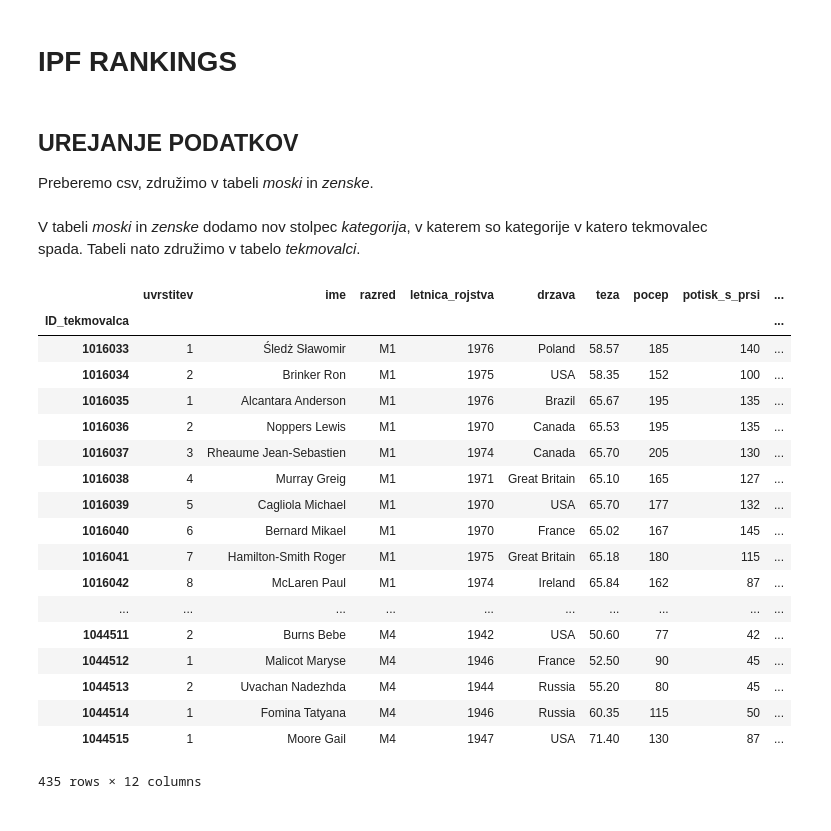
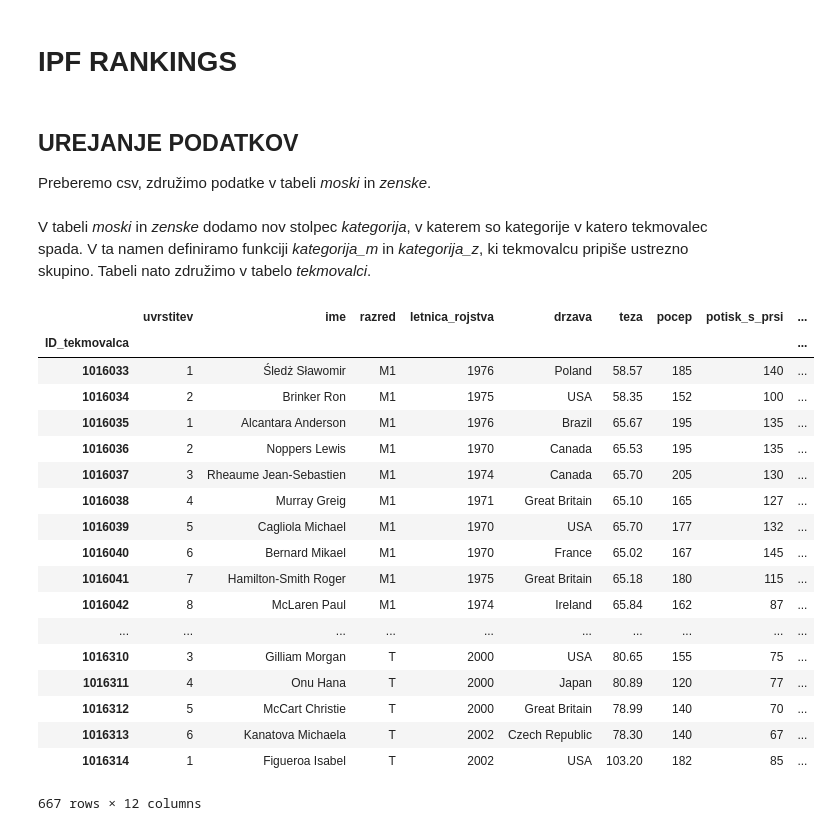
Before and after one commit to ztrojer/programiranje1---IPF-Rankings, a Jupyter notebook: obdelava_podatkov.ipynb, the cells around one changed output. Cells and saved outputs as stored; diff of their text form; code cells hidden in the pictures.

```diff
--- a/obdelava_podatkov.ipynb
+++ b/obdelava_podatkov.ipynb
@@ -5,7 +5,7 @@ import pandas as pd
 pd.options.display.max_rows = 20
 # %% [markdown]
 ## UREJANJE PODATKOV
-Preberemo csv, združimo v tabeli *moski* in *zenske*.
+Preberemo csv, združimo podatke v tabeli *moski* in *zenske*.
 # %%
 MM1 = pd.read_csv("uvoz_podatkov/6th_world_classic_MM1.csv", index_col = "ID_tekmovalca")
 MM2 = pd.read_csv("uvoz_podatkov/6th_world_classic_MM2.csv", index_col = "ID_tekmovalca")
@@ -27,13 +27,22 @@ wWM2 = pd.read_csv("uvoz_podatkov/world_masters_WM2.csv", index_col = "ID_tekmov
 wWM3 = pd.read_csv("uvoz_podatkov/world_masters_WM3.csv", index_col = "ID_tekmovalca")
 wWM4 = pd.read_csv("uvoz_podatkov/world_masters_WM4.csv", index_col = "ID_tekmovalca")
 
-moski = pd.concat([MM1, MM2, MM3, MM4, wMM1, wMM2, wMM3, wMM4])
-zenske = pd.concat([WM1, WM2, WM3, WM4, wWM1, wWM2, wWM3, wWM4])
+MJ = pd.read_csv("uvoz_podatkov/6th_world_classic_MJ.csv", index_col = "ID_tekmovalca")
+WJ = pd.read_csv("uvoz_podatkov/6th_world_classic_WJ.csv", index_col = "ID_tekmovalca")
+
+MSJ = pd.read_csv("uvoz_podatkov/6th_world_classic_MSJ.csv", index_col = "ID_tekmovalca")
+WSJ = pd.read_csv("uvoz_podatkov/6th_world_classic_WSJ.csv", index_col = "ID_tekmovalca")
+
+
+moski = pd.concat([MM1, MM2, MM3, MM4, wMM1, wMM2, wMM3, wMM4, MJ, MSJ])
+zenske = pd.concat([WM1, WM2, WM3, WM4, wWM1, wWM2, wWM3, wWM4, WJ, WSJ])
 # %% [markdown]
-V tabeli *moski* in *zenske* dodamo nov stolpec *kategorija*, v katerem so kategorije v katero tekmovalec spada. Tabeli nato združimo v tabelo *tekmovalci*.
+V tabeli *moski* in *zenske* dodamo nov stolpec *kategorija*, v katerem so kategorije v katero tekmovalec spada. V ta namen definiramo funkciji *kategorija_m* in *kategorija_z*, ki tekmovalcu pripiše ustrezno skupino. Tabeli nato združimo v tabelo *tekmovalci*.
 # %%
 def kategorija_m(s):
-    if (s['teza'] <= 59):
+    if (s['teza'] <= 53):
+        return 'moški 53 kg'
+    elif (s['teza'] <= 59):
         return 'moški 59 kg'
     elif (s['teza'] <= 66):
         return 'moški 66 kg'
@@ -51,42 +60,48 @@ def kategorija_m(s):
         return 'moški +120 kg'
 
 def kategorija_z(s):
-    if (s['teza'] <= 47):
+    if (s['teza'] <= 43):
+        return 'ženske 43 kg'
+    elif (s['teza'] <= 47):
         return 'ženske 47 kg'
     elif (s['teza'] <= 52):
         return 'ženske 52 kg'
     elif (s['teza'] <= 57):
         return 'ženske 57 kg'
     elif (s['teza'] <= 63):
         return 'ženske 63 kg'
     elif (s['teza'] <= 72):
         return 'ženske 72 kg'
     elif (s['teza'] <= 84):
         return 'ženske 84 kg'
     else:
         return 'ženske +84 kg'
 
-MM['kategorija'] = MM.apply(kategorija_m, axis=1)
-WM['kategorija'] = WM.apply(kategorija_z, axis=1)
-tekmovalci = pd.concat([MM, WM])
+
+
+
+
+moski['kategorija'] = moski.apply(kategorija_m, axis=1)
+zenske['kategorija'] = zenske.apply(kategorija_z, axis=1)
+tekmovalci = pd.concat([moski, zenske])
 tekmovalci
 # %% [output]
 |  | uvrstitev | ime | razred | letnica_rojstva | drzava | teza | pocep | potisk_s_prsi | ... |
 | ID_tekmovalca |  |  |  |  |  |  |  |  | ... |
 | 1016033 | 1 | Śledż Sławomir | M1 | 1976 | Poland | 58.57 | 185 | 140 | ... |
 | 1016034 | 2 | Brinker Ron | M1 | 1975 | USA | 58.35 | 152 | 100 | ... |
 | 1016035 | 1 | Alcantara Anderson | M1 | 1976 | Brazil | 65.67 | 195 | 135 | ... |
 | 1016036 | 2 | Noppers Lewis | M1 | 1970 | Canada | 65.53 | 195 | 135 | ... |
 | 1016037 | 3 | Rheaume Jean-Sebastien | M1 | 1974 | Canada | 65.70 | 205 | 130 | ... |
 | 1016038 | 4 | Murray Greig | M1 | 1971 | Great Britain | 65.10 | 165 | 127 | ... |
 | 1016039 | 5 | Cagliola Michael | M1 | 1970 | USA | 65.70 | 177 | 132 | ... |
 | 1016040 | 6 | Bernard Mikael | M1 | 1970 | France | 65.02 | 167 | 145 | ... |
 | 1016041 | 7 | Hamilton-Smith Roger | M1 | 1975 | Great Britain | 65.18 | 180 | 115 | ... |
 | 1016042 | 8 | McLaren Paul | M1 | 1974 | Ireland | 65.84 | 162 | 87 | ... |
 | ... | ... | ... | ... | ... | ... | ... | ... | ... | ... |
-| 1044511 | 2 | Burns Bebe | M4 | 1942 | USA | 50.60 | 77 | 42 | ... |
-| 1044512 | 1 | Malicot Maryse | M4 | 1946 | France | 52.50 | 90 | 45 | ... |
-| 1044513 | 2 | Uvachan Nadezhda | M4 | 1944 | Russia | 55.20 | 80 | 45 | ... |
-| 1044514 | 1 | Fomina Tatyana | M4 | 1946 | Russia | 60.35 | 115 | 50 | ... |
-| 1044515 | 1 | Moore Gail | M4 | 1947 | USA | 71.40 | 130 | 87 | ... |
+| 1016310 | 3 | Gilliam Morgan | T | 2000 | USA | 80.65 | 155 | 75 | ... |
+| 1016311 | 4 | Onu Hana | T | 2000 | Japan | 80.89 | 120 | 77 | ... |
+| 1016312 | 5 | McCart Christie | T | 2000 | Great Britain | 78.99 | 140 | 70 | ... |
+| 1016313 | 6 | Kanatova Michaela | T | 2002 | Czech Republic | 78.30 | 140 | 67 | ... |
+| 1016314 | 1 | Figueroa Isabel | T | 2002 | USA | 103.20 | 182 | 85 | ... |
-435 rows × 12 columns
+667 rows × 12 columns
```
Also changed, not shown: parts of 13 cells of this notebook.
